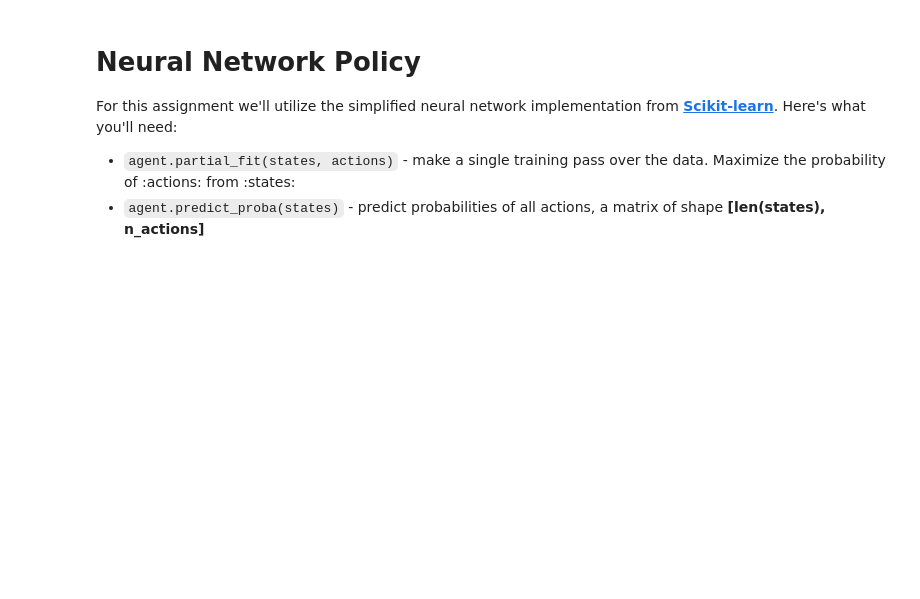
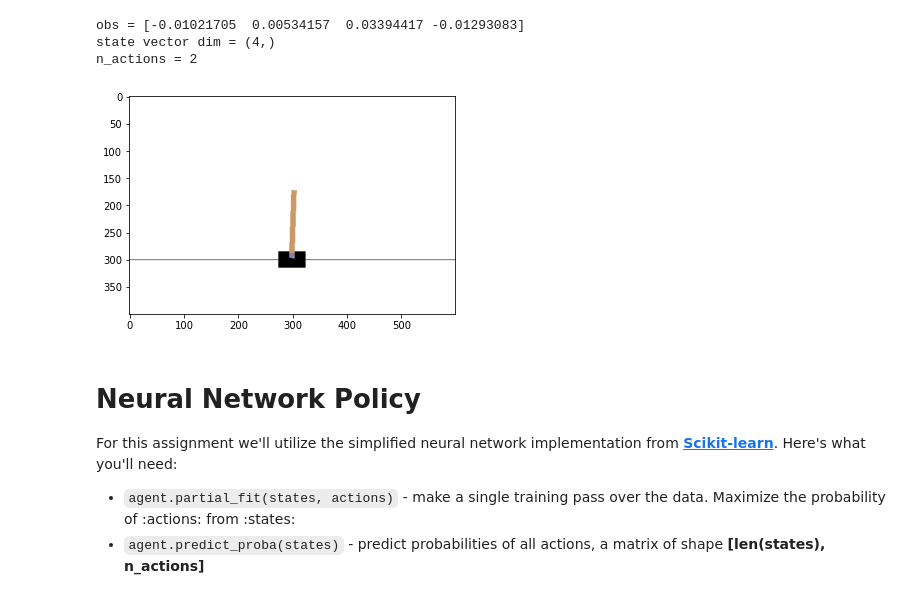
Before and after one commit to adhocmaster/Practical_RL, a Jupyter notebook: week01_intro/deep_crossentropy_method.ipynb, the cells around one changed output. Saved outputs shown, nothing was run; the diff lists cells and outputs as text; code cells hidden in the pictures; blank space fills up the shorter version.

```diff
--- a/week01_intro/deep_crossentropy_method.ipynb
+++ b/week01_intro/deep_crossentropy_method.ipynb
@@ -18,19 +18,26 @@ if type(os.environ.get("DISPLAY")) is not str or len(os.environ.get("DISPLAY"))
 # %%
 import gym
 import numpy as np
 import matplotlib.pyplot as plt
 %matplotlib inline
 
 # if you see "<classname> has no attribute .env", remove .env or update gym
 env = gym.make("CartPole-v0").env
 
-env.reset()
+obs = env.reset()
 n_actions = env.action_space.n
-state_dim = env.observation_space.shape[0]
+state_dim = env.observation_space.shape
 
 plt.imshow(env.render("rgb_array"))
+print("obs =", obs)
 print("state vector dim =", state_dim)
 print("n_actions =", n_actions)
+env.close()
+# %% [output]
+obs = [-0.01021705  0.00534157  0.03394417 -0.01293083]
+state vector dim = (4,)
+n_actions = 2
+[figure, added]
 # %% [markdown]
 # Neural Network Policy
 
```
Also changed, not shown: parts of 6 cells of this notebook, 2 other files.
